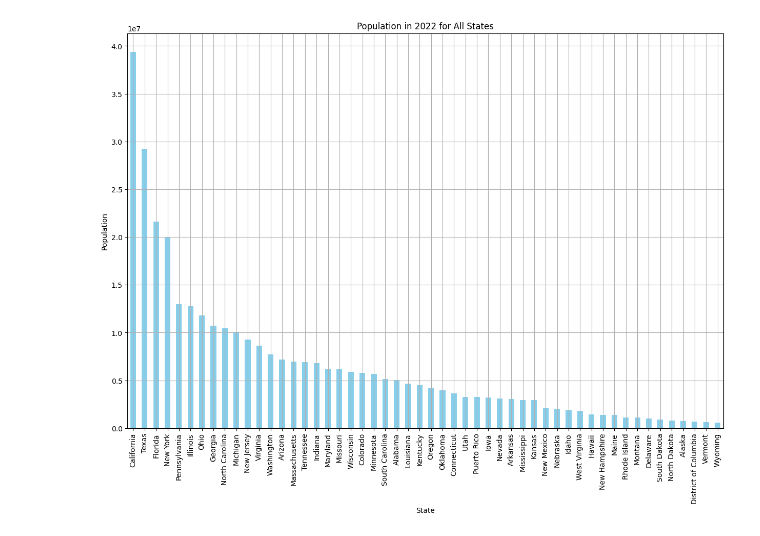
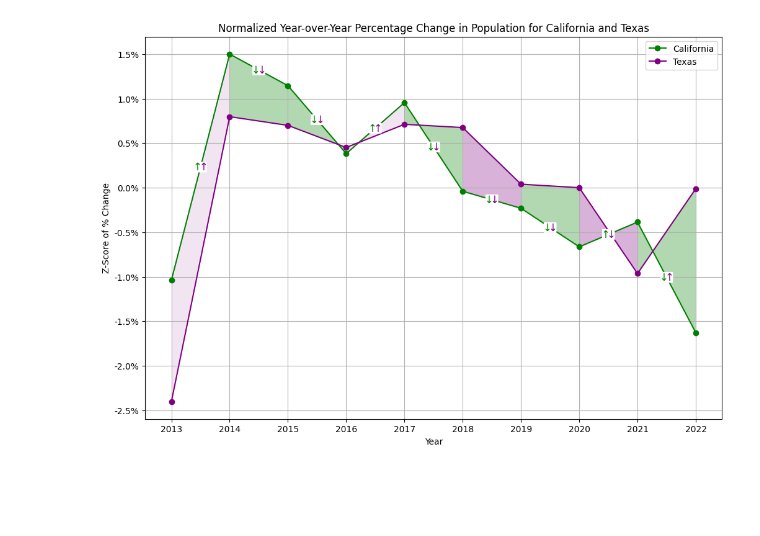
Before and after one commit to aholmes/population-analysis, a Jupyter notebook: report/PopulationAnalysis.ipynb, the cells around one changed output. Saved outputs shown, nothing was run; the diff lists cells and outputs as text; code cells hidden in the pictures; blank space fills up the shorter version.

```diff
--- a/report/PopulationAnalysis.ipynb
+++ b/report/PopulationAnalysis.ipynb
@@ -34,9 +48,0 @@ last_column = data.iloc[:, -1]
-# %%
-plt.figure(figsize=(15, 10))
-last_column.plot(kind='bar', color='skyblue')
-plt.title('Population in 2022 for All States')
-plt.xlabel('State')
-plt.ylabel('Population')
-plt.grid(True)
-# %% [output]
-[figure, removed]
@@ -44,0 +135,29 @@ plt.show()
+# %%
+year_over_year_change = data.pct_change(axis=1) * 100
+year_over_year_change = year_over_year_change.fillna(0)
+
+california_change = year_over_year_change.loc['California']
+texas_change = year_over_year_change.loc['Texas']
+average_change = year_over_year_change.drop('California').mean()
+california_zscore = zscore(california_change)
+texas_zscore = zscore(texas_change)
+average_zscore = zscore(average_change)
+# %%
+plt.figure(figsize=(12, 8))
+plt.gca().yaxis.set_major_formatter(FuncFormatter(percent_formatter))
+plt.plot(california_change.index, california_zscore, marker='o', label='California', color=COLOR1)
+plt.plot(texas_change.index, texas_zscore, marker='o', label='Texas', color=COLOR2)
+
+for i in range(len(california_zscore) - 1):
+    fill_data = get_fill_data(i, california_change, texas_change, california_zscore, texas_zscore)
+    ca_change = fill_data.change1
+    tx_change = fill_data.change2
+    plot_fill(ca_change, tx_change, fill_data)
+
+plt.title('Normalized Year-over-Year Percentage Change in Population for California and Texas')
+plt.xlabel('Year')
+plt.ylabel('Z-Score of % Change')
+plt.legend()
+plt.grid(True)
+# %% [output]
+[figure, added]
```
Also changed, not shown: parts of 21 cells of this notebook.
